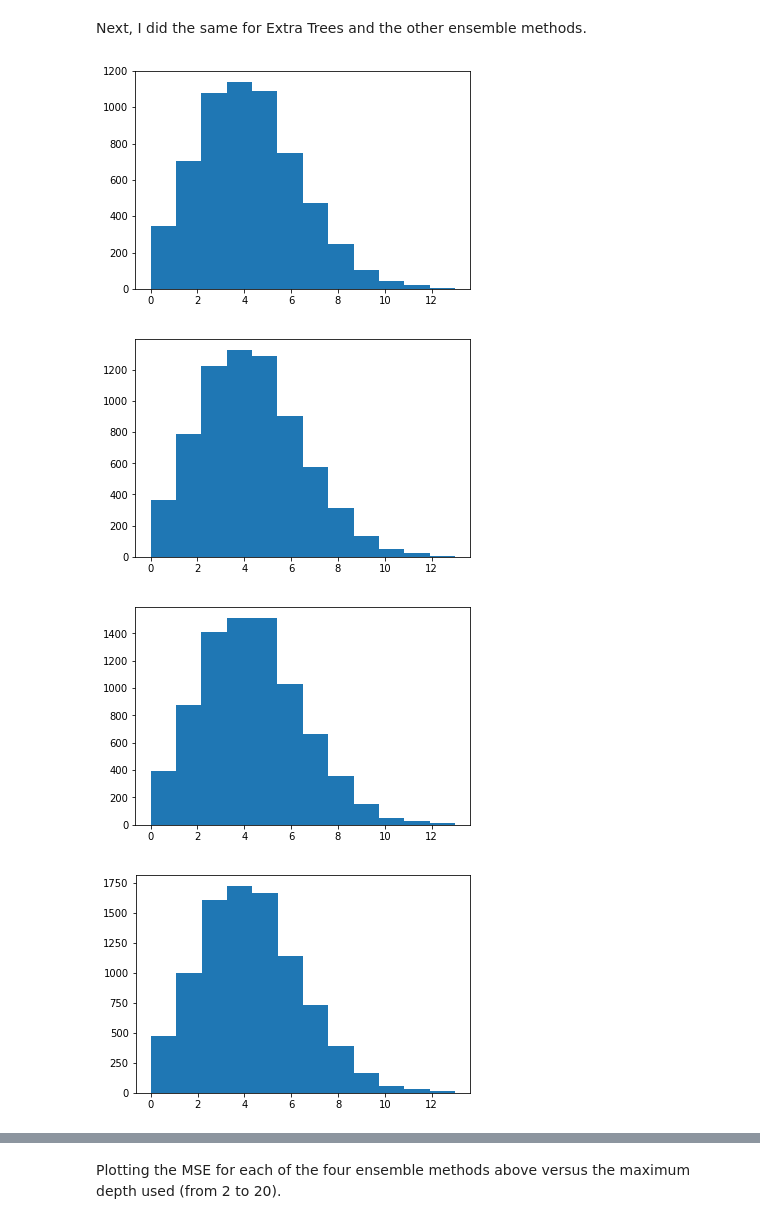
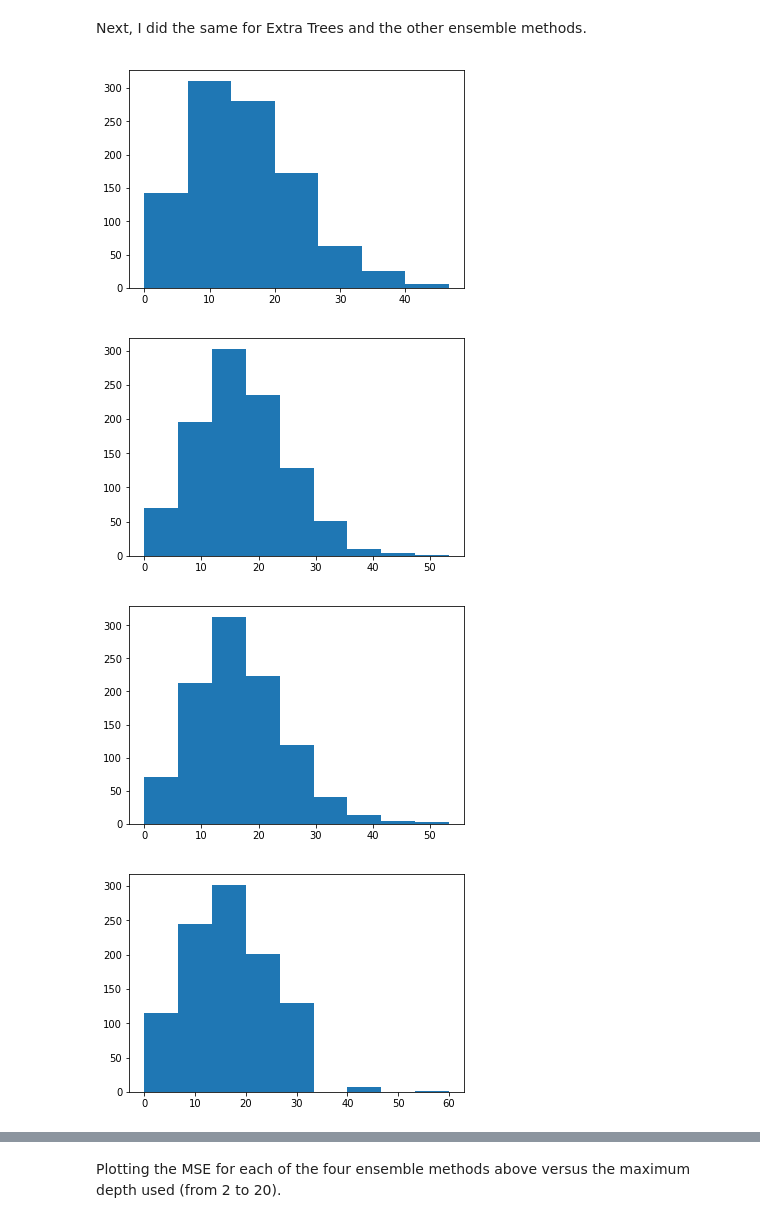
Before and after one commit to joaomiguelreis/MiND, a Jupyter notebook: Decision Tree and Ensemble Methods for Small Dataset.ipynb, the cells around one changed output, grey strips where cells are left out. Drawn from its saved outputs; the diff is of its cells as text; code cells hidden in the pictures.

```diff
--- a/Decision Tree and Ensemble Methods for Small Dataset.ipynb
+++ b/Decision Tree and Ensemble Methods for Small Dataset.ipynb
@@ -197,7 +204,7 @@ testing_target_vector = []
 for i in range(1000):
 
     training_features, testing_features, training_target, testing_target = train_test_split(
-        X, y, test_size=30, shuffle=True)
+        X, y, test_size=0.15, shuffle=True)
     #store
     training_features_vector.append(training_features)
     testing_features_vector.append(testing_features)
@@ -248,6 +315,10 @@ plt.show()
 Next, I did the same for Extra Trees and the other ensemble methods.
 # %%
 #Extra Tree
+
+MSE_vector=[]
+ncells_missclass=[]
+
 for i in range(1000):
     training_features = training_features_vector[i]
     testing_features = testing_features_vector[i]
@@ -264,15 +335,20 @@ for i in range(1000):
     #MSE and number of missclassified cells distributions
     MSE = mean_squared_error(prediction, testing_target)
     MSE_vector.append(MSE)
-    ncells_missclass.append(30*mean_squared_error(prediction, testing_target))
+    ncells_missclass.append(15*mean_squared_error(prediction, testing_target))
 
 #plt.hist(MSE_vector, bins=10)
-plt.hist(ncells_missclass, bins=12)
+ncells_missclass=np.array(ncells_missclass)/15*100
+plt.hist(ncells_missclass, bins=7)
 plt.show()
 # %% [output]
-[figure, old version]
+[figure, new version]
 # %%
 #Bagging
+
+MSE_vector=[]
+ncells_missclass=[]
+
 for i in range(1000):
     training_features = training_features_vector[i]
     testing_features = testing_features_vector[i]
@@ -292,15 +368,20 @@ for i in range(1000):
     #MSE and number of missclassified cells distributions
     MSE = mean_squared_error(prediction, testing_target)
     MSE_vector.append(MSE)
-    ncells_missclass.append(30*mean_squared_error(prediction, testing_target))
+    ncells_missclass.append(15*mean_squared_error(prediction, testing_target))
 
 #plt.hist(MSE_vector, bins=10)
-plt.hist(ncells_missclass, bins=12)
+ncells_missclass=np.array(ncells_missclass)/15*100
+plt.hist(ncells_missclass, bins=9)
 plt.show()
 # %% [output]
-[figure, old version]
+[figure, new version]
 # %%
 #Boosting
+
+MSE_vector=[]
+ncells_missclass=[]
+
 for i in range(1000):
     training_features = training_features_vector[i]
     testing_features = testing_features_vector[i]
@@ -318,38 +399,46 @@ for i in range(1000):
     #MSE and number of missclassified cells distributions
     MSE = mean_squared_error(prediction, testing_target)
     MSE_vector.append(MSE)
-    ncells_missclass.append(30*mean_squared_error(prediction, testing_target))
+    ncells_missclass.append(15*mean_squared_error(prediction, testing_target))
 
 #plt.hist(MSE_vector, bins=10)
-plt.hist(ncells_missclass, bins=12)
+
+ncells_missclass=np.array(ncells_missclass)/15*100
+plt.hist(ncells_missclass, bins=9)
 plt.show()
 # %% [output]
-[figure, old version]
+[figure, new version]
 # %%
 #Random Forest
+
+MSE_vector=[]
+ncells_missclass=[]
+
 for i in range(1000):
     training_features = training_features_vector[i]
     testing_features = testing_features_vector[i]
     training_target = training_target_vector[i]
     testing_target = testing_target_vector[i]
 
     #Training with Extra Trees
     random_forest = RandomForestClassifier(max_depth=10)
     random_forest.fit(training_features, training_target)
 
     #Comparing prediction with testing values
     prediction = random_forest.predict(testing_features)
 
     #MSE and number of missclassified cells distributions
     MSE = mean_squared_error(prediction, testing_target)
     MSE_vector.append(MSE)
-    ncells_missclass.append(30*mean_squared_error(prediction, testing_target))
+    ncells_missclass.append(15*mean_squared_error(prediction, testing_target))
 
 #plt.hist(MSE_vector, bins=10)
-plt.hist(ncells_missclass, bins=12)
+
+ncells_missclass=np.array(ncells_missclass)/15*100
+plt.hist(ncells_missclass, bins=9)
 plt.show()
 # %% [output]
-[figure, old version]
+[figure, new version]
 # %%
 ## ENSEMBLE METHODS ##
 
```
Also changed, not shown: parts of 38 cells of this notebook, 7 other files.
